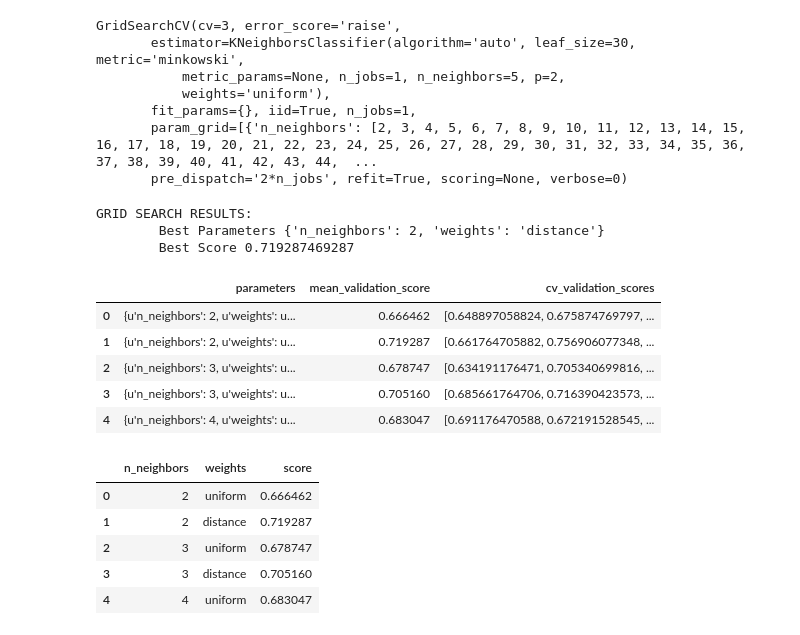
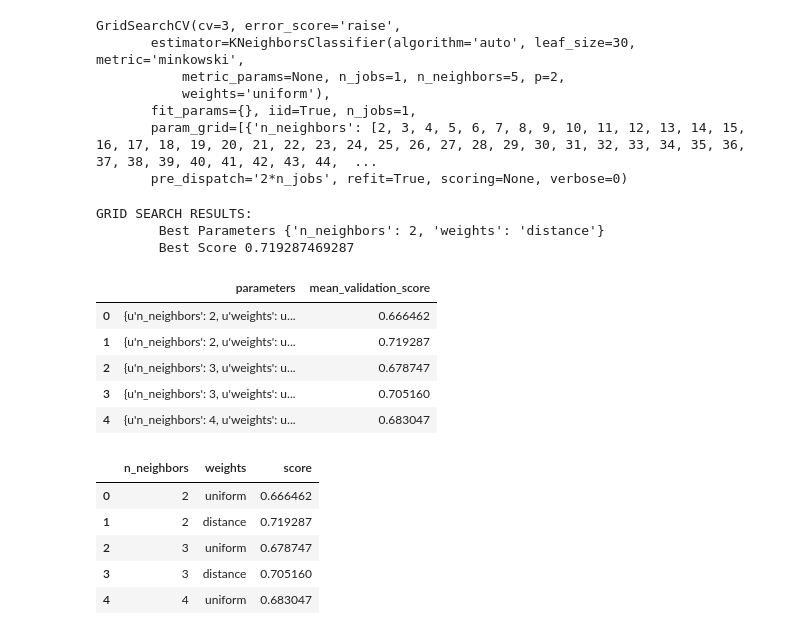
Before and after one commit to Stemiclo/DAT-NYC-37, a Jupyter notebook: lessons/lesson-18/review/content_review.ipynb, the cells around one changed output. Saved outputs shown, nothing was run; the diff lists cells and outputs as text; code cells hidden in the pictures.

```diff
--- a/lessons/lesson-18/review/content_review.ipynb
+++ b/lessons/lesson-18/review/content_review.ipynb
@@ -118,11 +118,9 @@ Obviously you can do better than that.
 from sklearn.grid_search import GridSearchCV
 from sklearn.metrics import classification_report
 
+# We'll try finding the best value of k, and weights by trying all possible pairs
 parameter_grid = [
-  {
-        'n_neighbors': range(2, 70),
-        'weights': ['uniform', 'distance']
-  }
+  {'n_neighbors': range(3, 70), 'weights': ['uniform', 'distance']}
  ]
 
 clf = GridSearchCV(KNeighborsClassifier(), parameter_grid, cv=3)
@@ -138,21 +136,21 @@ GridSearchCV(cv=3, error_score='raise',
 # %%
 print
 print "GRID SEARCH RESULTS:"
 print "\tBest Parameters", clf.best_params_
 print "\tBest Score", clf.best_score_
 
 # A list of all scores are stored in clf.grid_scores_
-pd.DataFrame(clf.grid_scores_).head()
+pd.DataFrame(clf.grid_scores_).drop('cv_validation_scores', axis=1).head()
 # %% [output]
 GRID SEARCH RESULTS:
         Best Parameters {'n_neighbors': 2, 'weights': 'distance'}
         Best Score 0.719287469287
-|  | parameters | mean_validation_score | cv_validation_scores |
-| 0 | {u'n_neighbors': 2, u'weights': u... | 0.666462 | [0.648897058824, 0.675874769797, ... |
-| 1 | {u'n_neighbors': 2, u'weights': u... | 0.719287 | [0.661764705882, 0.756906077348, ... |
-| 2 | {u'n_neighbors': 3, u'weights': u... | 0.678747 | [0.634191176471, 0.705340699816, ... |
-| 3 | {u'n_neighbors': 3, u'weights': u... | 0.705160 | [0.685661764706, 0.716390423573, ... |
-| 4 | {u'n_neighbors': 4, u'weights': u... | 0.683047 | [0.691176470588, 0.672191528545, ... |
+|  | parameters | mean_validation_score |
+| 0 | {u'n_neighbors': 2, u'weights': u... | 0.666462 |
+| 1 | {u'n_neighbors': 2, u'weights': u... | 0.719287 |
+| 2 | {u'n_neighbors': 3, u'weights': u... | 0.678747 |
+| 3 | {u'n_neighbors': 3, u'weights': u... | 0.705160 |
+| 4 | {u'n_neighbors': 4, u'weights': u... | 0.683047 |
 # %%
 # Cleanup the dataframe so we can plot
 scores_df = pd.DataFrame(columns=["n_neighbors", "weights", "score"])
```
Also changed, not shown: parts of 1 cell of this notebook.
